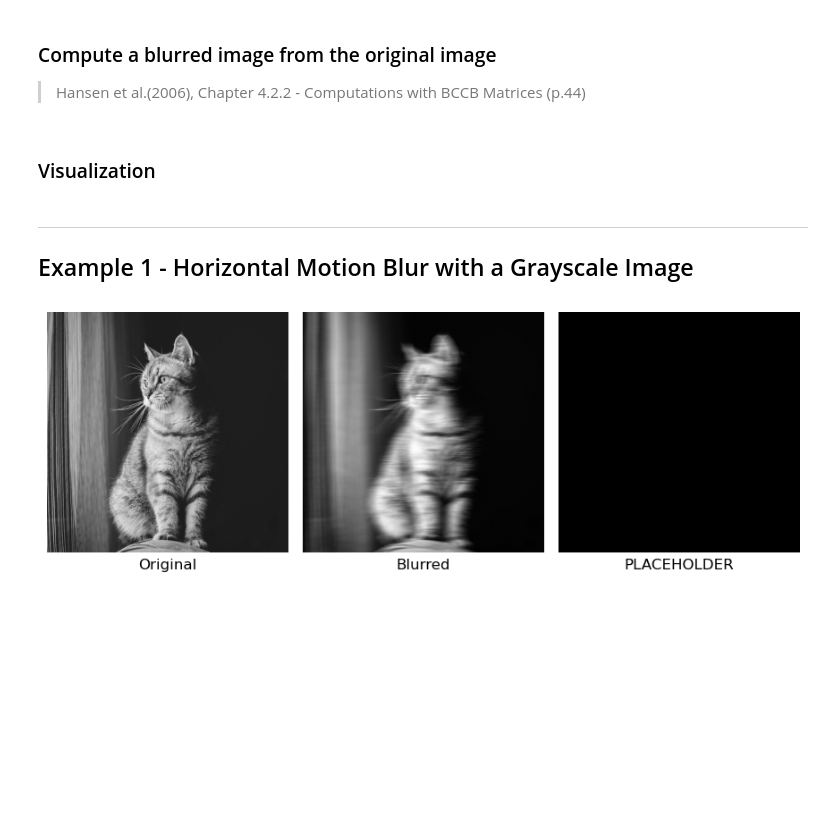
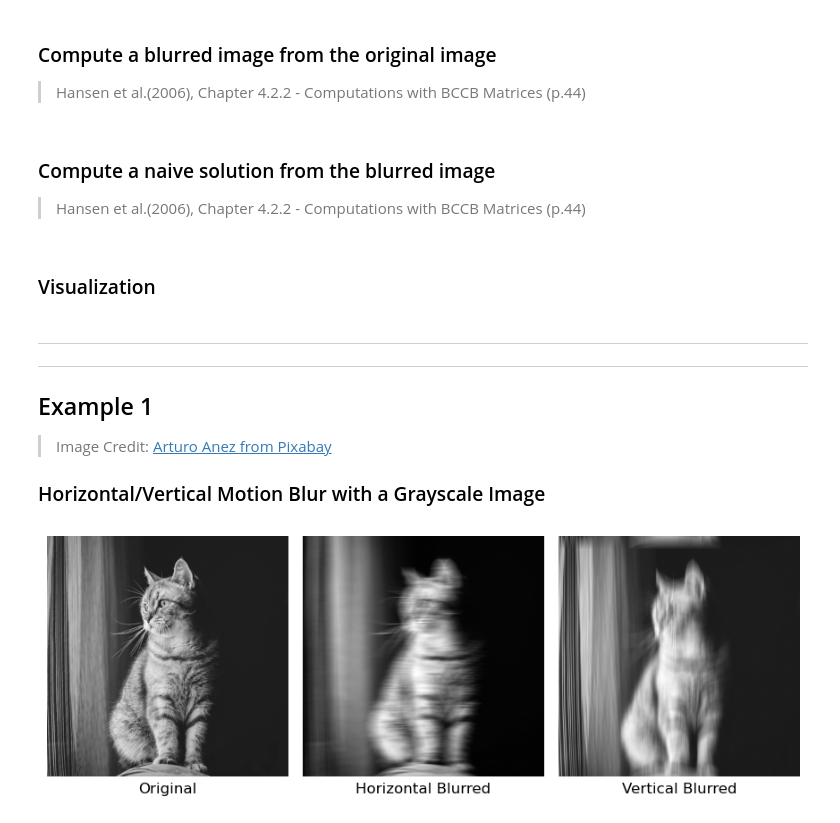
Before and after one commit to lunakim-ubc/ImageDeblurring, a Jupyter notebook: motion_deblur_linear.ipynb, the cells around one changed output. Drawn from its saved outputs; the diff is of its cells as text; code cells hidden in the pictures; blank space fills up the shorter version.

Commit message:
add naive solution

```diff
--- a/motion_deblur_linear.ipynb
+++ b/motion_deblur_linear.ipynb
@@ -33,12 +33,24 @@ def convert_img_to_norm_np_arr(input_location, output_name, grayscale=False, sav
 # %%
 def build_horizontal_motion_psf(length, img_shape):
     """Build horizontal motion psf with padding zeros."""
+
     psf = np.zeros(img_shape)
     psf[0, :length] = 1 / length
     return psf
+
+def build_vertical_motion_psf(length, img_shape):
+    """Build vertical motion psf with padding zeros."""
+
+    psf = np.zeros(img_shape)
+    psf[:length, 0] = 1 / length
+    return psf
 # %% [markdown]
 ### Compute a blurred image from the original image
 > Hansen et al.(2006), Chapter 4.2.2 - Computations with BCCB Matrices (p.44)
 # %%
 def compute_blurred_img(psf, orig_img):
-    return np.real(np.fft.ifft2(np.fft.fft2(psf) * np.fft.fft2(orig_img)))
+    eigen_of_A = np.fft.fft2(psf)
+    return np.real(np.fft.ifft2(eigen_of_A * np.fft.fft2(orig_img)))
+# %% [markdown]
+### Compute a naive solution from the blurred image
+> Hansen et al.(2006), Chapter 4.2.2 - Computations with BCCB Matrices (p.44)
@@ -61,15 +94,19 @@ def plot_diff3(img1_arr, img1_label, img2_arr, img2_label, img3_arr, img3_label)
 # %% [markdown]
 ----------
-## Example 1 - Horizontal Motion Blur with a Grayscale Image
+----------
+## Example 1
+> Image Credit: [Arturo Anez from Pixabay](https://pixabay.com/photos/cat-pet-animal-nature-domestic-cat-9569386/)
+### Horizontal/Vertical Motion Blur with a Grayscale Image
 # %%
-# Example 1 - Image Credit: Image by Arturo Anez from Pixabay
-
 ex1_gray_arr = convert_img_to_norm_np_arr('./motion_deblur_img/input/Image_by_Arturo_Anez_from_Pixabay.jpg',
                                           'ex1_grayscale.jpg',
                                           grayscale=True)
-ex1_psf = build_horizontal_motion_psf(25, ex1_gray_arr.shape)
-ex1_blurred = compute_blurred_img(ex1_psf, ex1_gray_arr)
+length = 30
+ex1_h_psf = build_horizontal_motion_psf(length, ex1_gray_arr.shape)
+ex1_h_blurred = compute_blurred_img(ex1_h_psf, ex1_gray_arr)
+ex1_v_psf = build_vertical_motion_psf(length, ex1_gray_arr.shape)
+ex1_v_blurred = compute_blurred_img(ex1_v_psf, ex1_gray_arr)
 
-plot_diff3(ex1_gray_arr, 'Original', ex1_blurred, 'Blurred', np.zeros(ex1_gray_arr.shape), 'PLACEHOLDER')
+plot_diff3(ex1_gray_arr, 'Original', ex1_h_blurred, 'Horizontal Blurred', ex1_v_blurred, 'Vertical Blurred')
 # %% [output]
-[figure, old version]
+[figure, new version]
```
Also changed, not shown: parts of 4 cells of this notebook.
